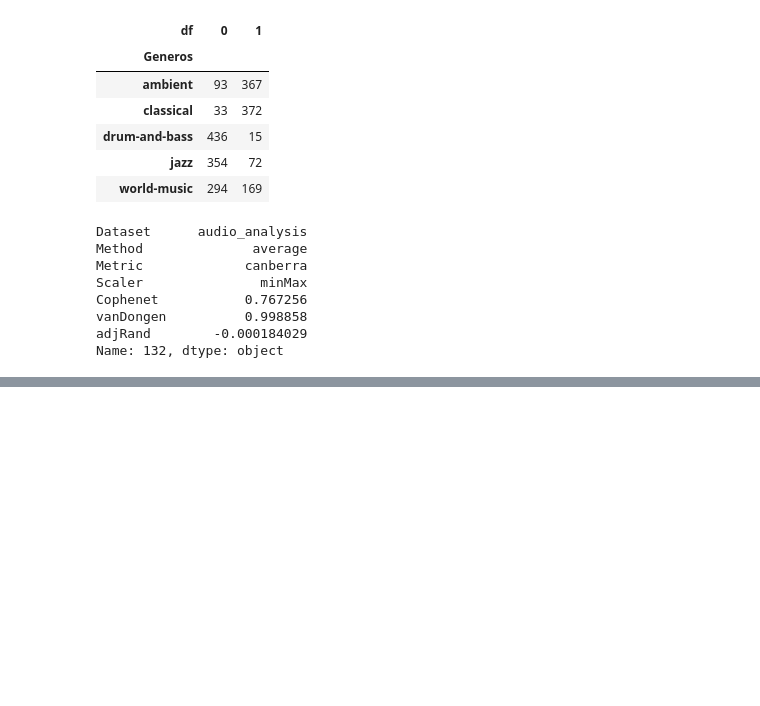
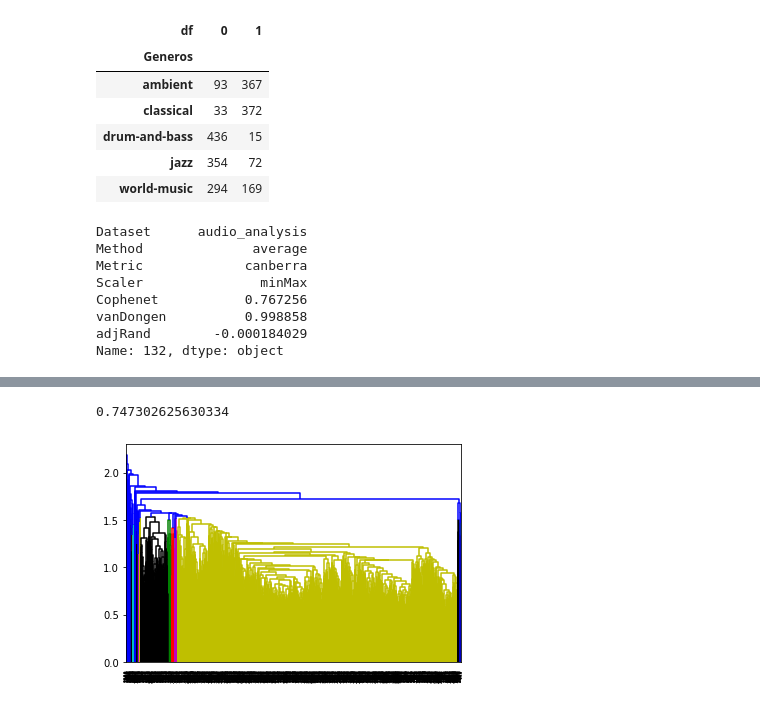
Before and after one commit to elfrasco/dmcyt_tp1, a Jupyter notebook: TP1/BestHierarchical.ipynb, the cells around one changed output, grey strips where cells are left out. Cells and saved outputs as stored; diff of their text form; code cells hidden in the pictures; blank space fills up the shorter version.

```diff
--- a/TP1/BestHierarchical.ipynb
+++ b/TP1/BestHierarchical.ipynb
@@ -230,0 +285,17 @@ ct
+# %%
+# Otra prueba
+df = audio_analysis
+method = 'average'
+metric = 'euclidean'
+scaler = scalerMinMax
+
+df_norm = scaler.fit_transform(df)
+
+z = linkage(df_norm, method = method, metric = metric)
+plt.figure()
+dn = dendrogram(z)
+c, coph_dists = cophenet(z, pdist(df_norm))
+c
+# %% [output]
+0.747302625630334
+[figure, added]
```
Also changed, not shown: parts of 8 cells of this notebook, 6 other files.
